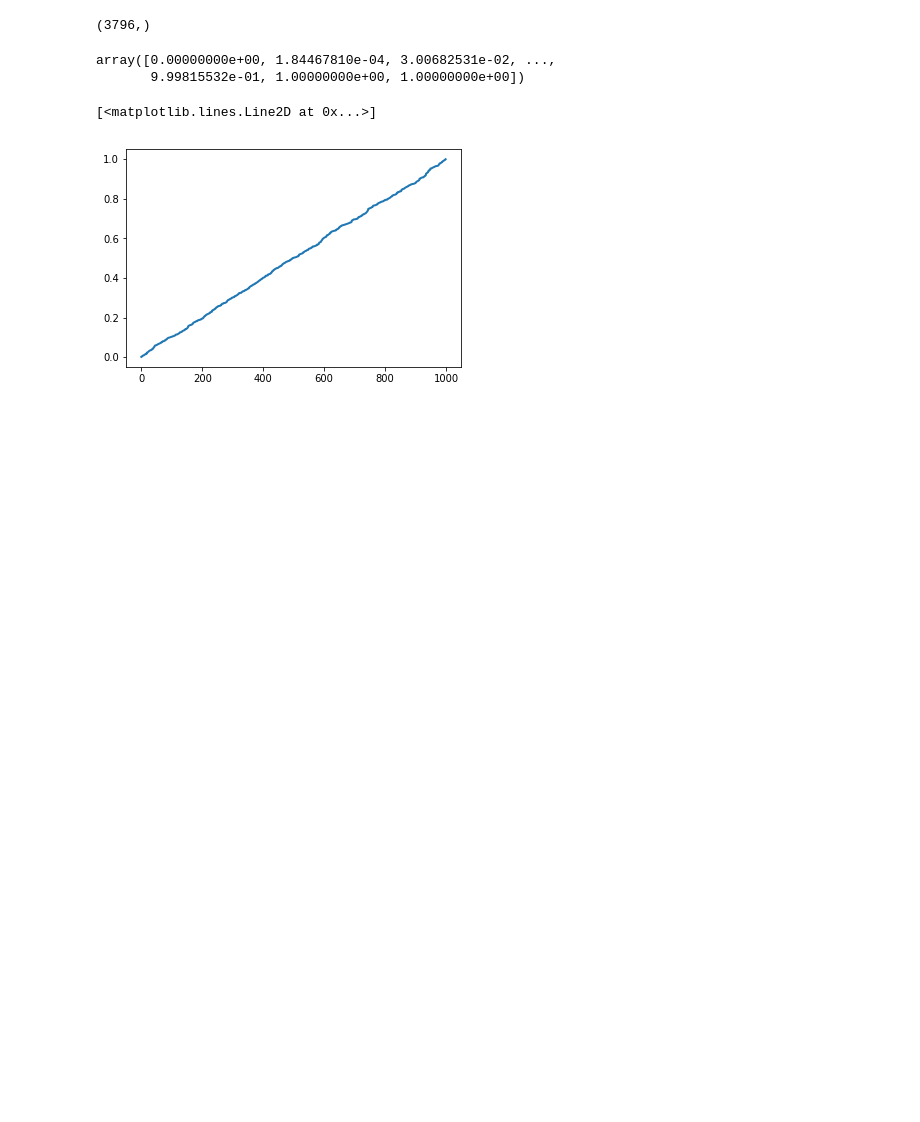
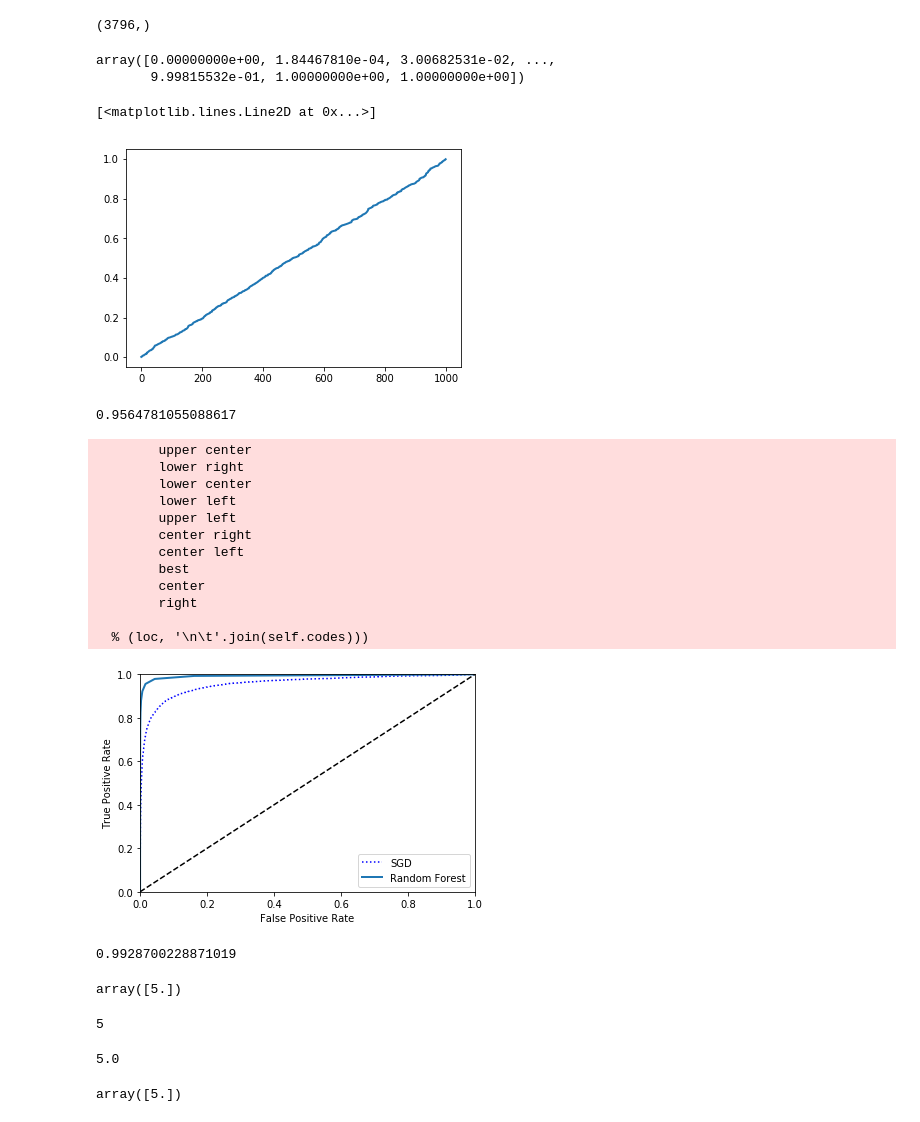
Before and after one commit to JamesWang007/myTensorflow, a Jupyter notebook: handon_ml/handson_03.ipynb, the cells around one changed output. Drawn from its saved outputs; the diff is of its cells as text; code cells hidden in the pictures; blank space fills up the shorter version.

```diff
--- a/handon_ml/handson_03.ipynb
+++ b/handon_ml/handson_03.ipynb
@@ -298,3 +298,44 @@ plt.plot(x, y, linewidth = 2)
 # %% [output]
 [<matplotlib.lines.Line2D at 0x...>]
 [figure]
+# %%
+from sklearn.metrics import roc_auc_score
+roc_auc_score(y_train_5, y_scores)
+# %% [output]
+0.9564781055088617
+# %%
+from sklearn.ensemble import RandomForestClassifier
+
+forest_clf = RandomForestClassifier(random_state = 42)
+y_probas_forest = cross_val_predict(forest_clf, X_train, y_train_5, cv=3, method="predict_proba")
+# %%
+y_scores_forest = y_probas_forest[:, 1]
+fpr_forest, tpr_forest, thresholds_forest = roc_curve(y_train_5, y_scores_forest)
+# %%
+plt.plot(fpr, tpr, "b:", label="SGD")
+plot_roc_curve(fpr_forest, tpr_forest, "Random Forest")
+plt.legend(loc="bottom right")
+plt.show()
+# %% [output]
+        upper center
+        lower right
+        lower center
+        lower left
+        upper left
+        center right
+        center left
+        best
+        center
+        right
+
+  % (loc, '\n\t'.join(self.codes)))
+[figure, added]
+# %%
+roc_auc_score(y_train_5, y_scores_forest)
+# %% [output]
+0.9928700228871019
+# %%
+sgd_clf.fit(X_train, y_train)
+sgd_clf.predict([some_digit])
+# %% [output]
+array([5.])
@@ -300,0 +345,16 @@ plt.plot(x, y, linewidth = 2)
+# %%
+np.argmax(some_digit_scores)
+# %% [output]
+5
+# %%
+sgd_clf.classes_
+sgd_clf.classes_[5]
+# %% [output]
+5.0
+# %%
+from sklearn.multiclass import OneVsOneClassifier
+ovo_clf = OneVsOneClassifier(SGDClassifier(random_state=42))
+ovo_clf.fit(X_train, y_train)
+ovo_clf.predict([some_digit])
+# %% [output]
+array([5.])
```
Also changed, not shown: parts of 17 cells of this notebook.
